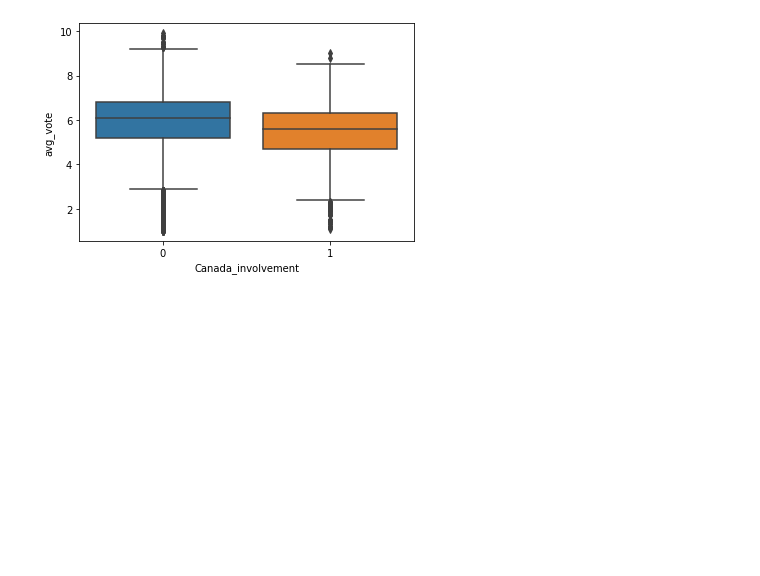
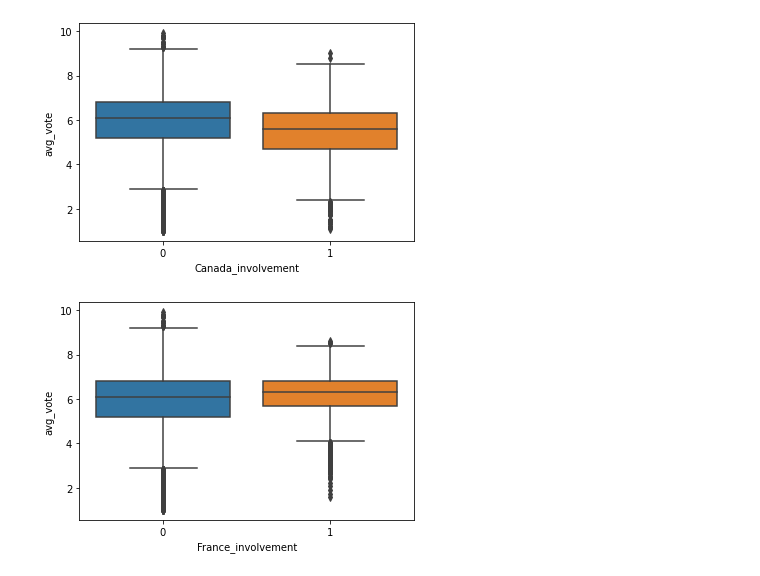
Before and after one commit to gspahlin/Movie_metric_predictor, a Jupyter notebook: Movie_predictor.ipynb, the cells around one changed output. Saved outputs shown, nothing was run; the diff lists cells and outputs as text; code cells hidden in the pictures; blank space fills up the shorter version.

```diff
--- a/Movie_predictor.ipynb
+++ b/Movie_predictor.ipynb
@@ -397,3 +403,15 @@ sns.boxplot(x='Canada_involvement', y='avg_vote', data = movs_df)
 plt.show()
 # %% [output]
 [figure]
+# %%
+france_involve = []
+
+country_involvement('France', france_involve)
+
+movs_df['France_involvement'] = france_involve
+
+sns.boxplot(x='France_involvement', y='avg_vote', data = movs_df)
+
+plt.show()
+# %% [output]
+[figure, added]
```
Also changed, not shown: parts of 23 cells of this notebook.
